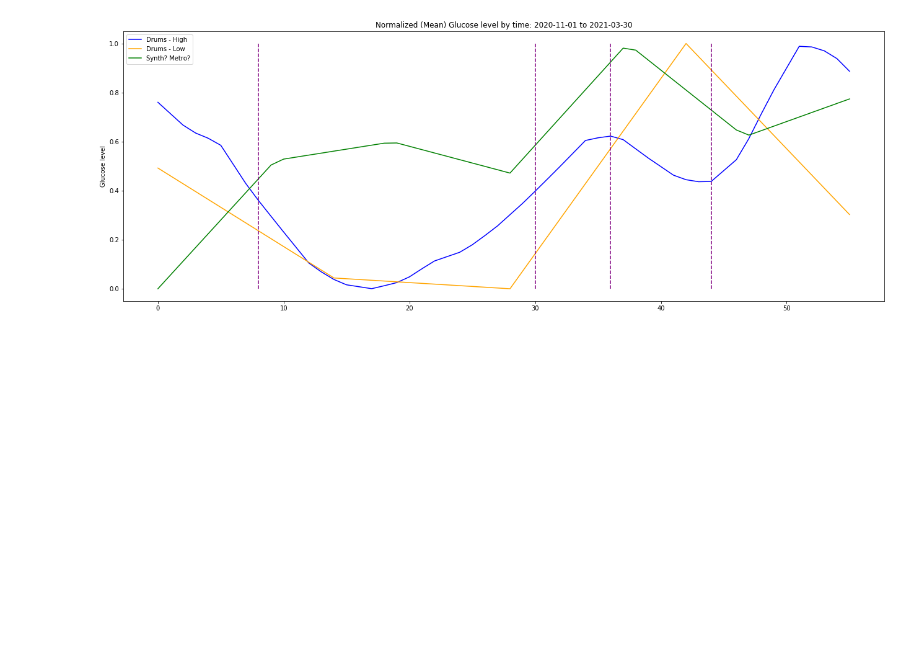
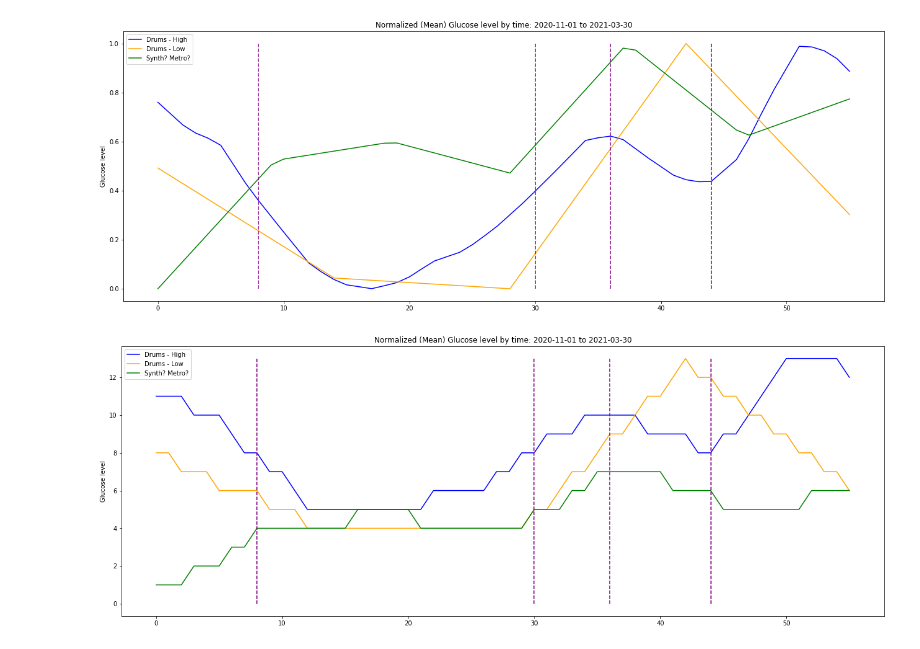
Before and after one commit to OB-0ne/pureData_polyrhythmGlucose, a Jupyter notebook: analysis.ipynb, the cells around one changed output. Drawn from its saved outputs; the diff is of its cells as text; code cells hidden in the pictures; blank space fills up the shorter version.

```diff
--- a/analysis.ipynb
+++ b/analysis.ipynb
@@ -287,2 +286,18 @@ plt.savefig('example_plot_normalized.png')
 # %% [output]
 [figure]
+# %%
+plt.figure(figsize=[22,8])
+plt.plot(data_cycles['low_pitch_val_ts'].values, color='blue', label='Drums - High')
+plt.plot(data_cycles['high_pitch_val_ts'].values, color='orange', label='Drums - Low')
+plt.plot(data_cycles['synth_val_ts'].values, color='green', label='Synth? Metro?')
+plt.plot([8,8],[0,13], '--', color='purple')
+plt.plot([30,30],[0,13], '--', color='purple')
+plt.plot([36,36],[0,13], '--', color='purple')
+plt.plot([44,44],[0,13], '--', color='purple')
+plt.title('Normalized (Mean) Glucose level by time: ' + start_date + ' to ' + end_date)
+plt.ylabel('Glucose level')
+plt.legend()
+plt.plot()
+plt.savefig('scores/example_plot_timesignatures.png')
+# %% [output]
+[figure, added]
```
Also changed, not shown: parts of 2 cells of this notebook, 9 other files.
